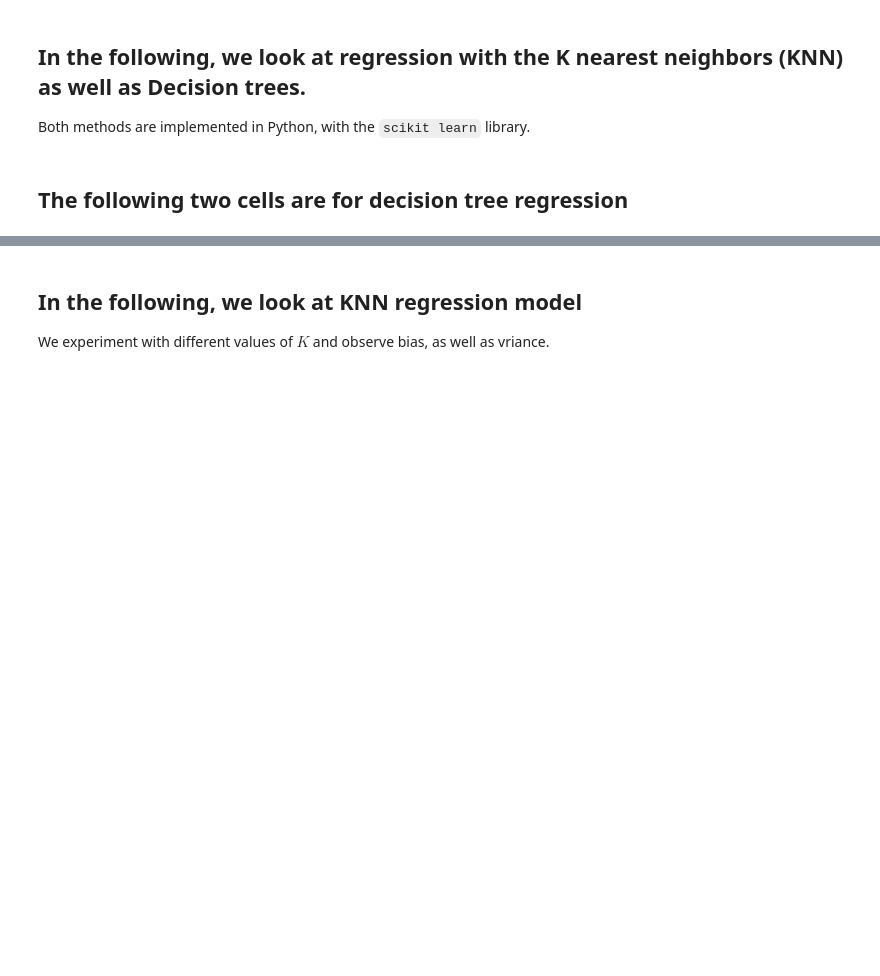
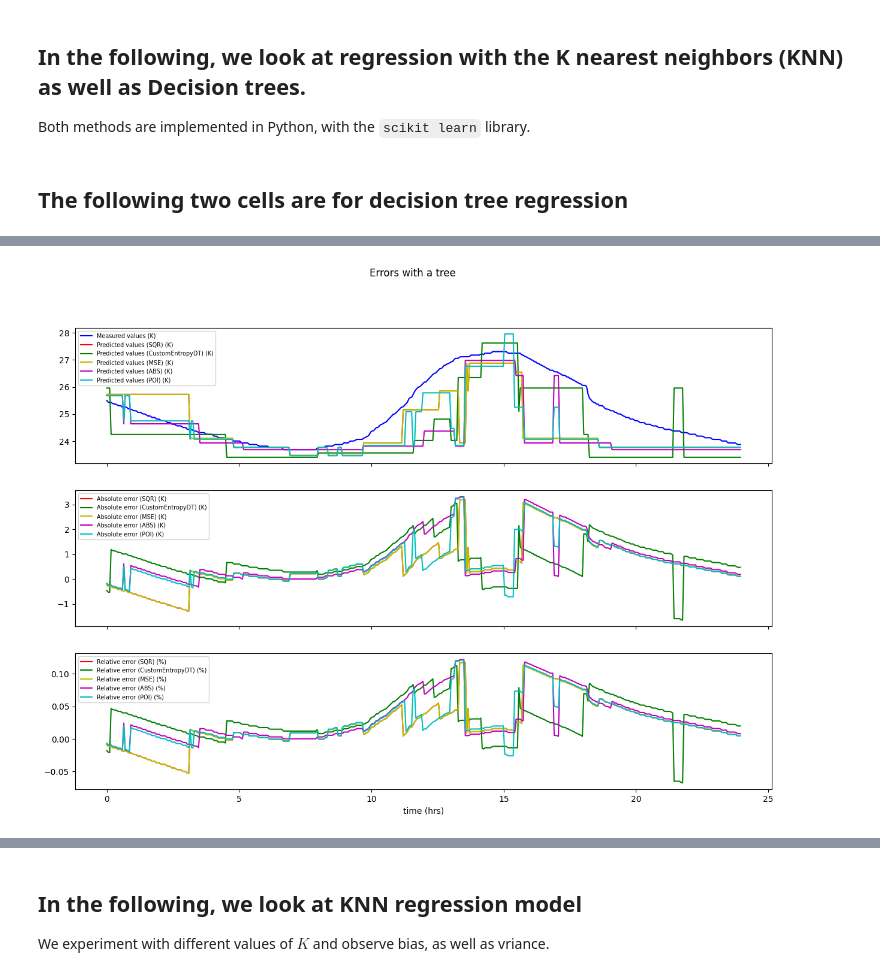
Before and after one commit to abomhold/Catagorical-Regression-Analysis, a Jupyter notebook: regression_tree.ipynb, the cells around one changed output, grey strips where cells are left out. Drawn from its saved outputs; the diff is of its cells as text; code cells hidden in the pictures; blank space fills up the shorter version.

```diff
--- a/regression_tree.ipynb
+++ b/regression_tree.ipynb
@@ -207,7 +432,3 @@ Y_test = Ytest_list[n]
 Both methods are implemented in Python, with the `scikit learn` library.
 # %% [markdown]
 ## The following two cells are for decision tree regression
-# %%
-# Fit regression model with decision tree
-dt_regressor = DecisionTreeRegressor(max_depth=4)
-dt_regressor.fit(X_train, Y_train)
@@ -253,0 +466,61 @@ y_7 = is_rf_regressor.predict(X_test)
+# %%
+# prediction with the above regression models
+# Fit regression model with decision tree
+dt_regressor_sqr = DecisionTreeRegressor(criterion='squared_error',max_depth=4,random_state=0)
+dt_regressor_sqr.fit(X_train, Y_train)
+dt_regressor_mse = DecisionTreeRegressor(criterion='friedman_mse',max_depth=4,random_state=0)
+dt_regressor_mse.fit(X_train, Y_train)
+dt_regressor_abs = DecisionTreeRegressor(criterion='absolute_error',max_depth=4, random_state=0)
+dt_regressor_abs.fit(X_train, Y_train)
+dt_regressor_poi = DecisionTreeRegressor(criterion='poisson',max_depth=4, random_state=0)
+dt_regressor_poi.fit(X_train, Y_train)
+# Fit regression model with custom tree
+custom_dt_regressor = CustomEntropyDT(max_depth=4, random_state=0)
+custom_dt_regressor.fit(X_train, Y_train)
+y_custom = custom_dt_regressor.predict(X_test)
+
+y_1 = dt_regressor_sqr.predict(X_test)
+y_1_mse = dt_regressor_mse.predict(X_test)
+y_1_abs = dt_regressor_abs.predict(X_test)
+y_1_poi = dt_regressor_poi.predict(X_test)
+y_custom = custom_dt_regressor.predict(X_test)
+y_list = [y_1, y_1_mse, y_1_abs, y_1_poi, y_custom]
+y_name = ['Squared_error', 'MSE', 'Absolute_error', 'Poisson', 'Custom']
+
+for i in range(len(y_list)):
+  print(y_name[i])
+  print("Absolute error is", np.max(np.abs(Y_test - y_list[i])), ", Relative error is", np.max(np.abs((Y_test - y_list[i])/Y_test)))
+  print("Mean absolute error is", np.mean(np.abs(Y_test - y_list[i])), ", Mean relative error is", np.mean(np.abs((Y_test - y_list[i])/Y_test)))
+  print("Median absolute error is", np.median(np.abs(Y_test - y_list[i])), ", Median relative error is", np.median(np.abs((Y_test - y_list[i])/Y_test)))
+  print()
+
+
+
+fig0, axs = plt.subplots(3, sharex=True, sharey=False)
+fig0.suptitle('Errors with a tree')
+# Fix the plot size by specifying the figsize directly
+fig0.set_size_inches(15,10)  # Set the size as needed (e.g., 10 inches width by 12 inches height)
+axs[0].plot(time, Y_test, 'b-', label='Measured values (K)')
+axs[0].plot(time, y_1, 'r-', label='Predicted values (SQR) (K)')
+axs[0].plot(time, y_custom, 'g-', label='Predicted values (CustomEntropyDT) (K)')
+axs[0].plot(time, y_1_mse, 'y-', label='Predicted values (MSE) (K)')
+axs[0].plot(time, y_1_abs, 'm-', label='Predicted values (ABS) (K)')
+axs[0].plot(time, y_1_poi, 'c-', label='Predicted values (POI) (K)')
+axs[0].legend(loc='upper left', fontsize='x-small')
+axs[1].plot(time, Y_test - y_1, 'r-', label='Absolute error (SQR) (K)')
+axs[1].plot(time, Y_test - y_custom, 'g-', label='Absolute error (CustomEntropyDT) (K)')
+axs[1].plot(time, Y_test - y_1_mse, 'y-', label='Absolute error (MSE) (K)')
+axs[1].plot(time, Y_test - y_1_abs, 'm-', label='Absolute error (ABS) (K)')
+axs[1].plot(time, Y_test - y_1_poi, 'c-', label='Absolute error (POI) (K)')
+axs[1].legend(loc='upper left', fontsize='x-small')
+axs[2].plot(time, (Y_test - y_1) / Y_test, 'r-', label='Relative error (SQR) (%)')
+axs[2].plot(time, (Y_test - y_custom) / Y_test, 'g-', label='Relative error (CustomEntropyDT) (%)')
+axs[2].plot(time, (Y_test - y_1_mse) / Y_test, 'y-', label='Relative error (MSE) (%)')
+axs[2].plot(time, (Y_test - y_1_abs) / Y_test, 'm-', label='Relative error (ABS) (%)')
+axs[2].plot(time, (Y_test - y_1_poi) / Y_test, 'c-', label='Relative error (POI) (%)')
+axs[2].legend(loc='upper left', fontsize='x-small')
+
+
+plt.xlabel('time (hrs)', fontsize=10)
+plt.show()
+# %% [output]
@@ -253,0 +544 @@ y_7 = is_rf_regressor.predict(X_test)
+[figure, added]
```
Also changed, not shown: parts of 23 cells of this notebook.
